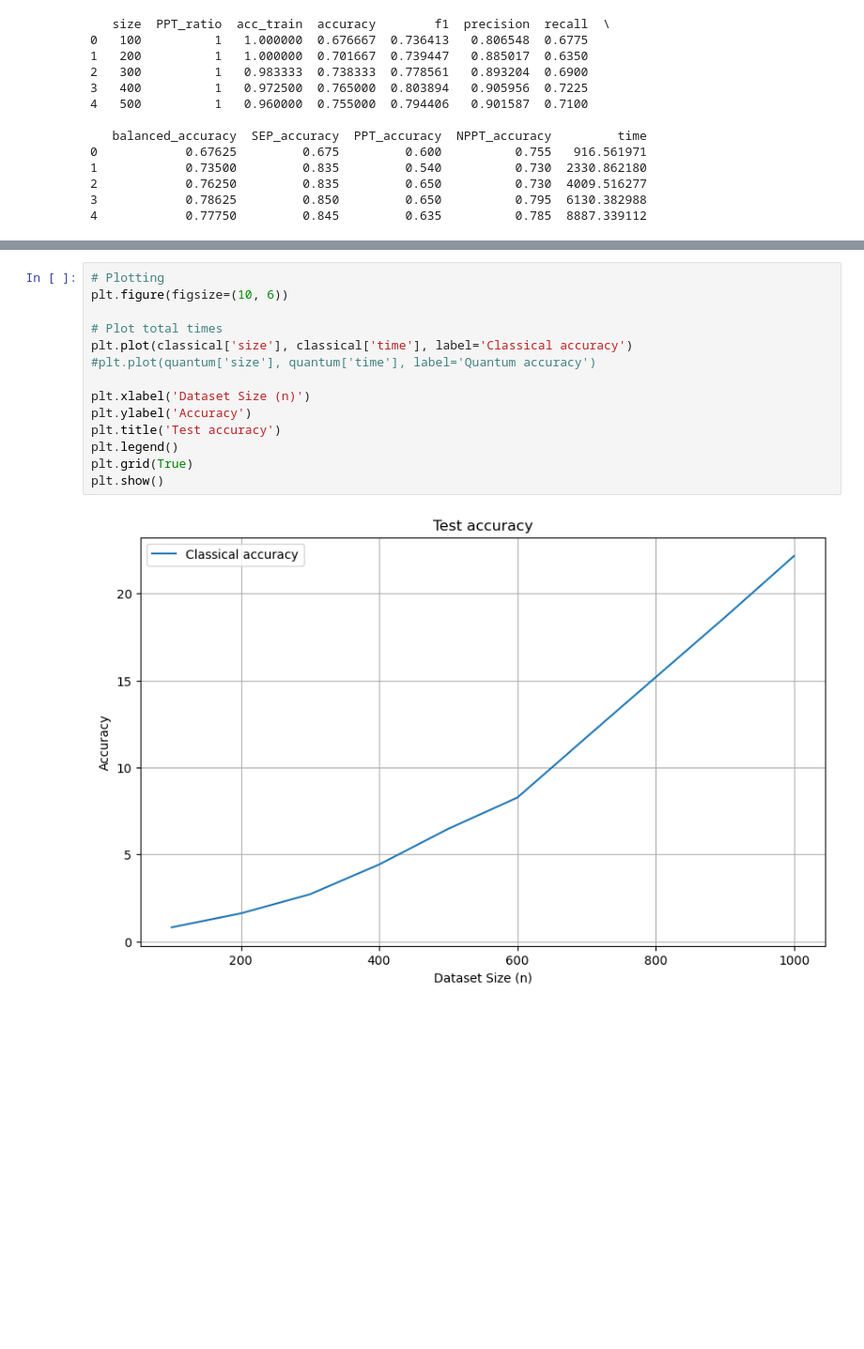
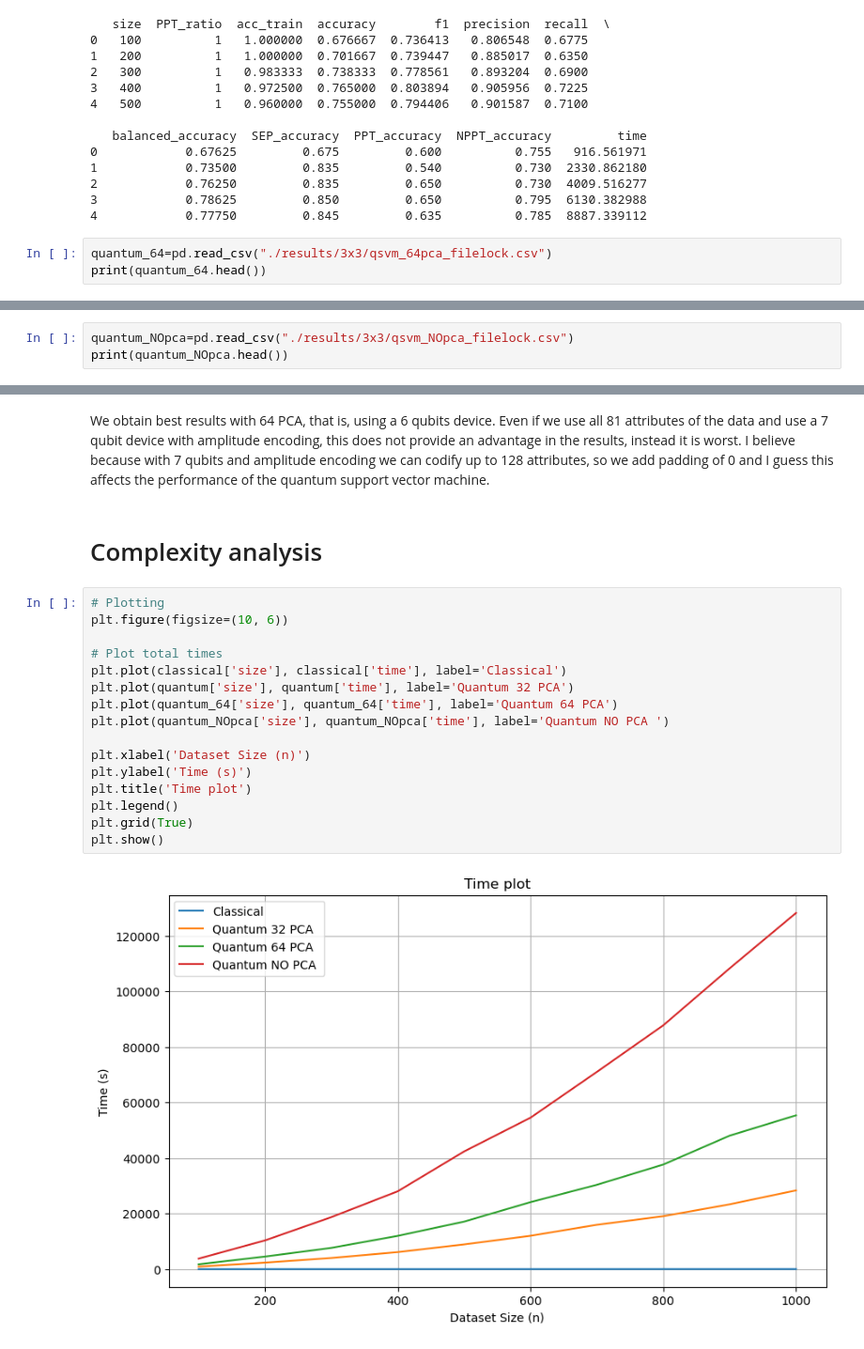
Before and after one commit to anamarsabi/QML-Research, a Jupyter notebook: efficiency_study.ipynb, the cells around one changed output, grey strips where cells are left out. Shown at 94% size. Cells and saved outputs as stored; diff of their text form; blank space fills up the shorter version.

Commit message:
no pca analysis and jit trials

```diff
--- a/efficiency_study.ipynb
+++ b/efficiency_study.ipynb
@@ -1108,3 +1108,6 @@ print(quantum.head())
 2            0.76250         0.835         0.650          0.730  4009.516277
 3            0.78625         0.850         0.650          0.795  6130.382988
 4            0.77750         0.845         0.635          0.785  8887.339112
+# %%
+quantum_64=pd.read_csv("./results/3x3/qsvm_64pca_filelock.csv")
+print(quantum_64.head())
@@ -1110,0 +1128,3 @@ print(quantum.head())
+# %%
+quantum_NOpca=pd.read_csv("./results/3x3/qsvm_NOpca_filelock.csv")
+print(quantum_NOpca.head())
@@ -1175,16 +1217,22 @@ plt.show()
+# %% [markdown]
+We obtain best results with 64 PCA, that is, using a 6 qubits device. Even if we use all 81 attributes of the data and use a 7 qubit device with amplitude encoding, this does not provide an advantage in the results, instead it is worst. I believe because with 7 qubits and amplitude encoding we can codify up to 128 attributes, so we add padding of 0 and I guess this affects the performance of the quantum support vector machine.
+# %% [markdown]
+# Complexity analysis
 # %%
 # Plotting
 plt.figure(figsize=(10, 6))
 
 # Plot total times
-plt.plot(classical['size'], classical['time'], label='Classical accuracy')
-#plt.plot(quantum['size'], quantum['time'], label='Quantum accuracy')
+plt.plot(classical['size'], classical['time'], label='Classical')
+plt.plot(quantum['size'], quantum['time'], label='Quantum 32 PCA')
+plt.plot(quantum_64['size'], quantum_64['time'], label='Quantum 64 PCA')
+plt.plot(quantum_NOpca['size'], quantum_NOpca['time'], label='Quantum NO PCA ')
 
 plt.xlabel('Dataset Size (n)')
-plt.ylabel('Accuracy')
-plt.title('Test accuracy')
+plt.ylabel('Time (s)')
+plt.title('Time plot')
 plt.legend()
 plt.grid(True)
 plt.show()
 # %% [output]
-[figure, old version]
+[figure, new version]
```
Also changed, not shown: parts of 10 cells of this notebook, 3 other files.
